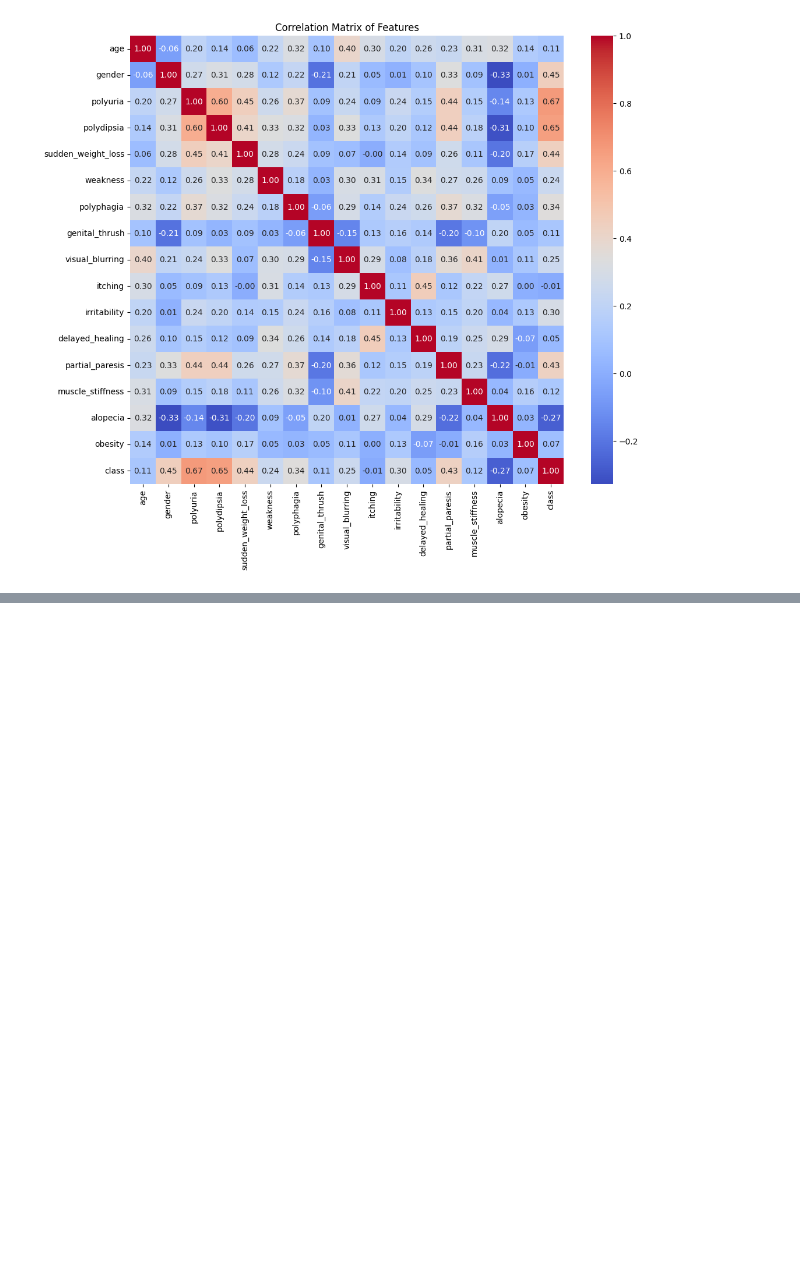
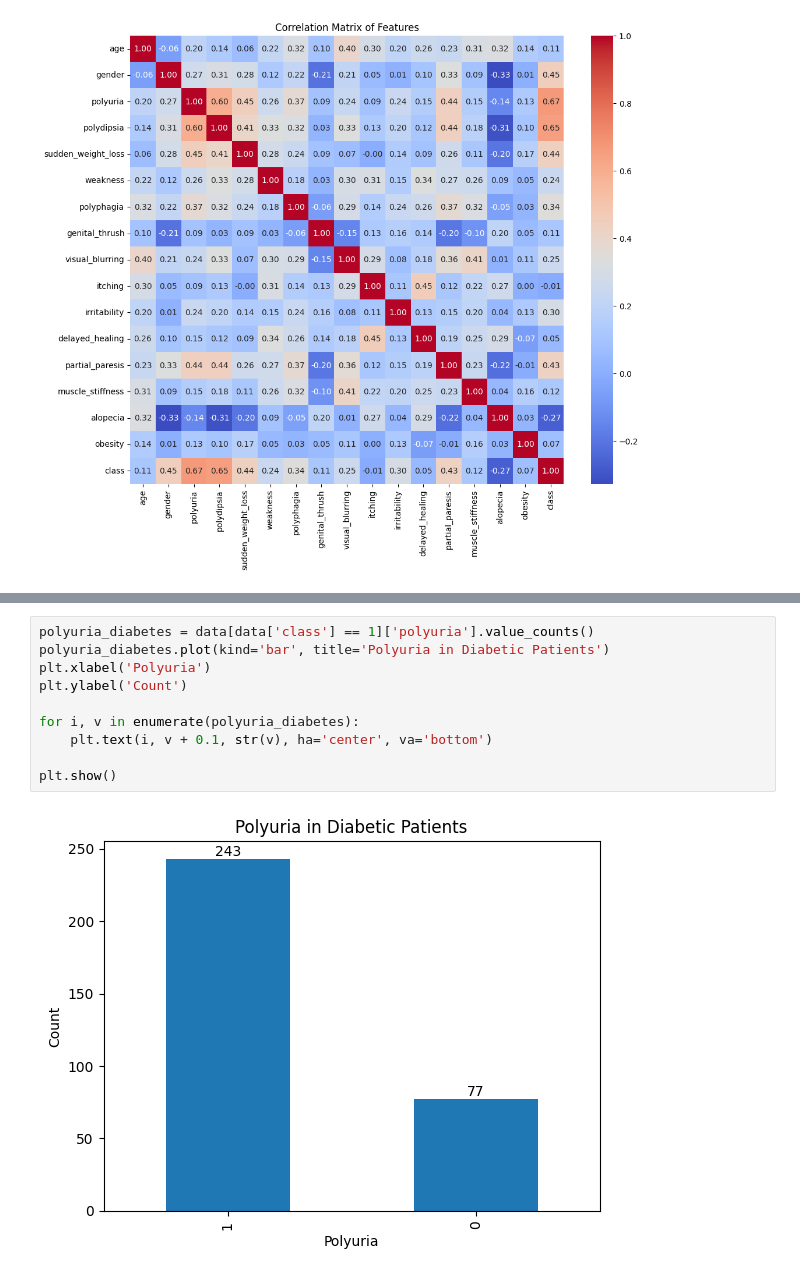
Before and after one commit to Sriraj-Penjerla/Sriraj-GlucoSense-Infy-Nov24, a Jupyter notebook: Glucosense_Infy.ipynb, the cells around one changed output, grey strips where cells are left out. Cells and saved outputs as stored; diff of their text form; blank space fills up the shorter version.

```diff
--- a/Glucosense_Infy.ipynb
+++ b/Glucosense_Infy.ipynb
@@ -86,0 +119,12 @@ plt.show()
+# %%
+polyuria_diabetes = data[data['class'] == 1]['polyuria'].value_counts()
+polyuria_diabetes.plot(kind='bar', title='Polyuria in Diabetic Patients')
+plt.xlabel('Polyuria')
+plt.ylabel('Count')
+
+for i, v in enumerate(polyuria_diabetes):
+    plt.text(i, v + 0.1, str(v), ha='center', va='bottom')
+
+plt.show()
+# %% [output]
+[figure, added]
```
Also changed, not shown: parts of 18 cells of this notebook.
